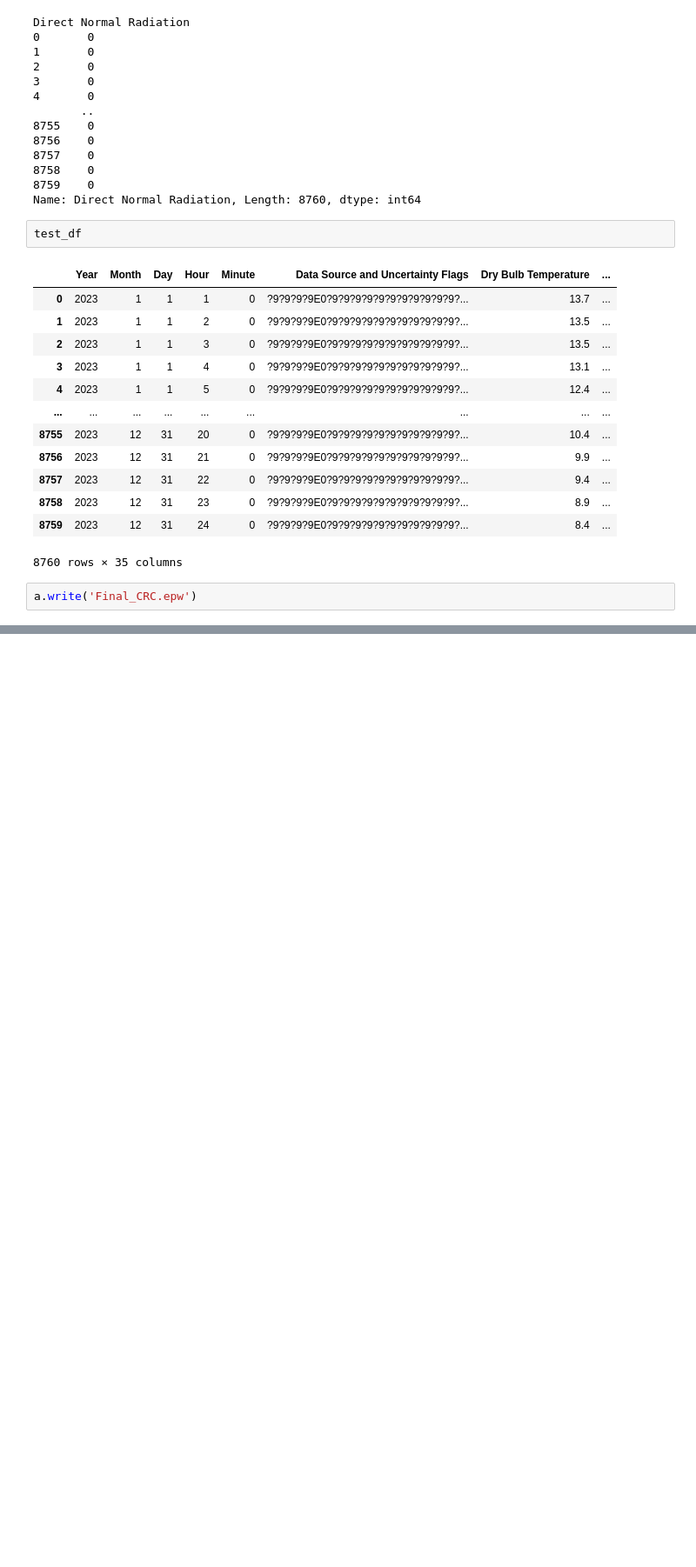
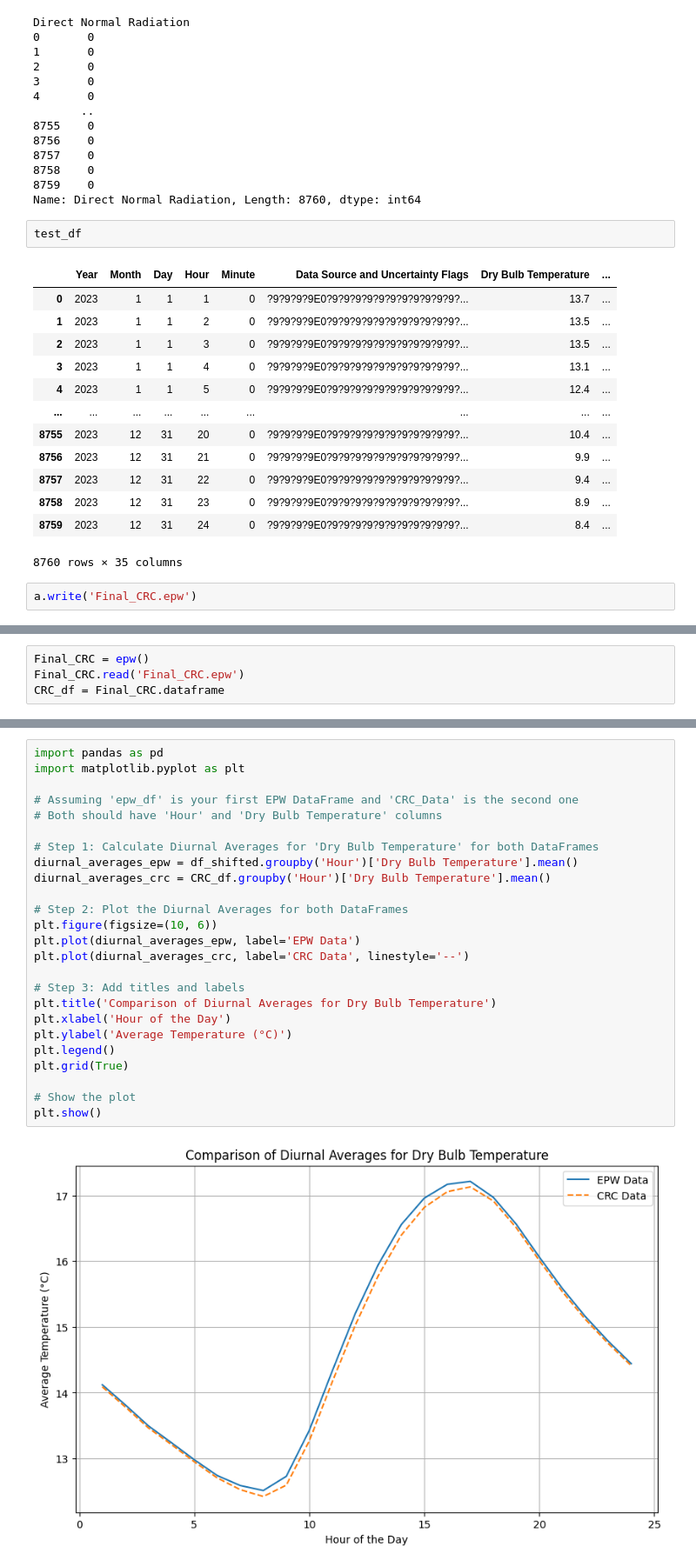
Before and after one commit to SustainableUrbanSystemsLab/CP-GNI2024-UWG, a Jupyter notebook: epw_creation.ipynb, the cells around one changed output, grey strips where cells are left out. Shown at 87% size. Drawn from its saved outputs; the diff is of its cells as text; blank space fills up the shorter version.

```diff
--- a/epw_creation.ipynb
+++ b/epw_creation.ipynb
@@ -259,0 +370,4 @@ New climate file is generated at Final_CRC_UWG.epw.
+# %%
+Final_CRC = epw()
+Final_CRC.read('Final_CRC.epw')
+CRC_df = Final_CRC.dataframe
@@ -259,0 +390,27 @@ New climate file is generated at Final_CRC_UWG.epw.
+# %%
+import pandas as pd
+import matplotlib.pyplot as plt
+
+# Assuming 'epw_df' is your first EPW DataFrame and 'CRC_Data' is the second one
+# Both should have 'Hour' and 'Dry Bulb Temperature' columns
+
+# Step 1: Calculate Diurnal Averages for 'Dry Bulb Temperature' for both DataFrames
+diurnal_averages_epw = df_shifted.groupby('Hour')['Dry Bulb Temperature'].mean()
+diurnal_averages_crc = CRC_df.groupby('Hour')['Dry Bulb Temperature'].mean()
+
+# Step 2: Plot the Diurnal Averages for both DataFrames
+plt.figure(figsize=(10, 6))
+plt.plot(diurnal_averages_epw, label='EPW Data')
+plt.plot(diurnal_averages_crc, label='CRC Data', linestyle='--')
+
+# Step 3: Add titles and labels
+plt.title('Comparison of Diurnal Averages for Dry Bulb Temperature')
+plt.xlabel('Hour of the Day')
+plt.ylabel('Average Temperature (°C)')
+plt.legend()
+plt.grid(True)
+
+# Show the plot
+plt.show()
+# %% [output]
+[figure, added]
```
Also changed, not shown: parts of 17 cells of this notebook, 12 other files.
